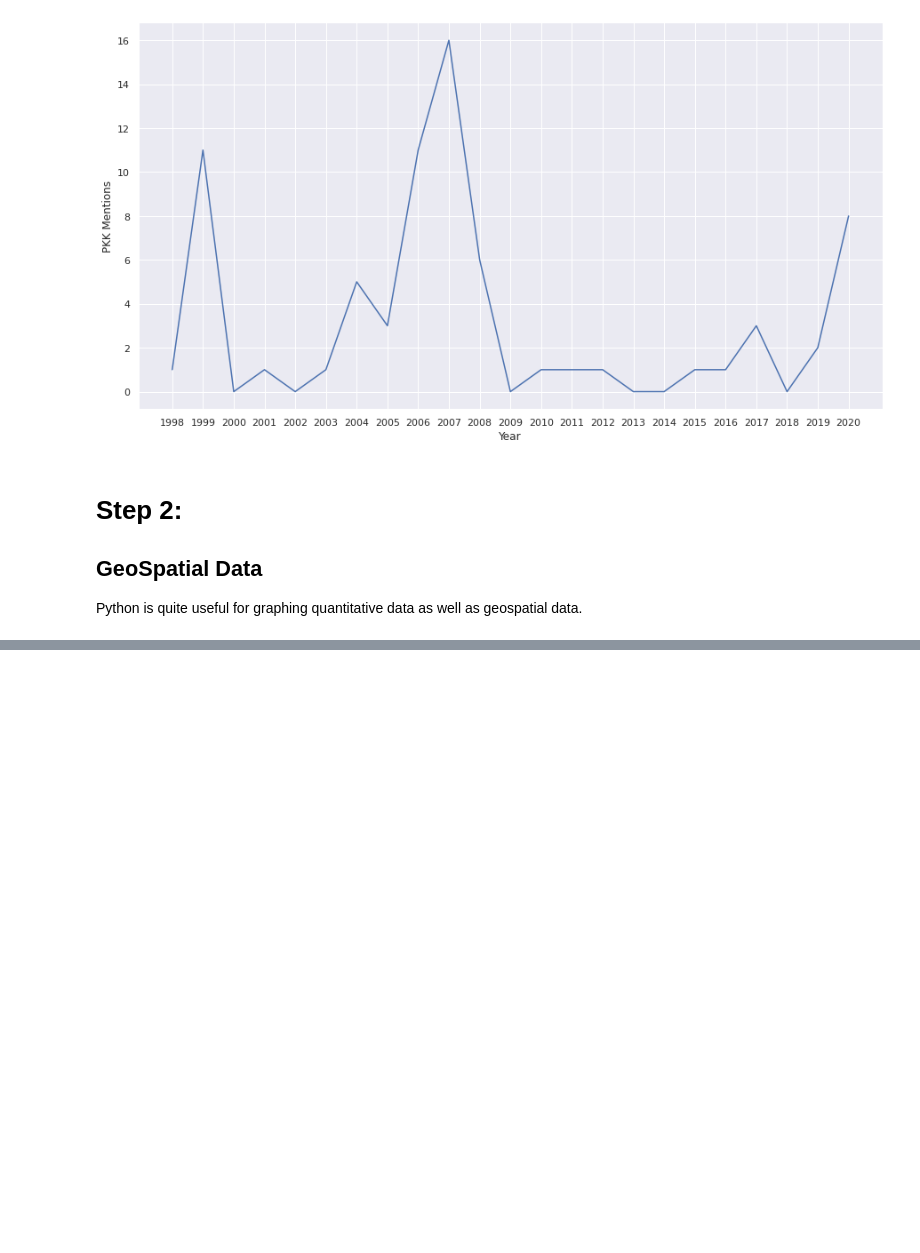
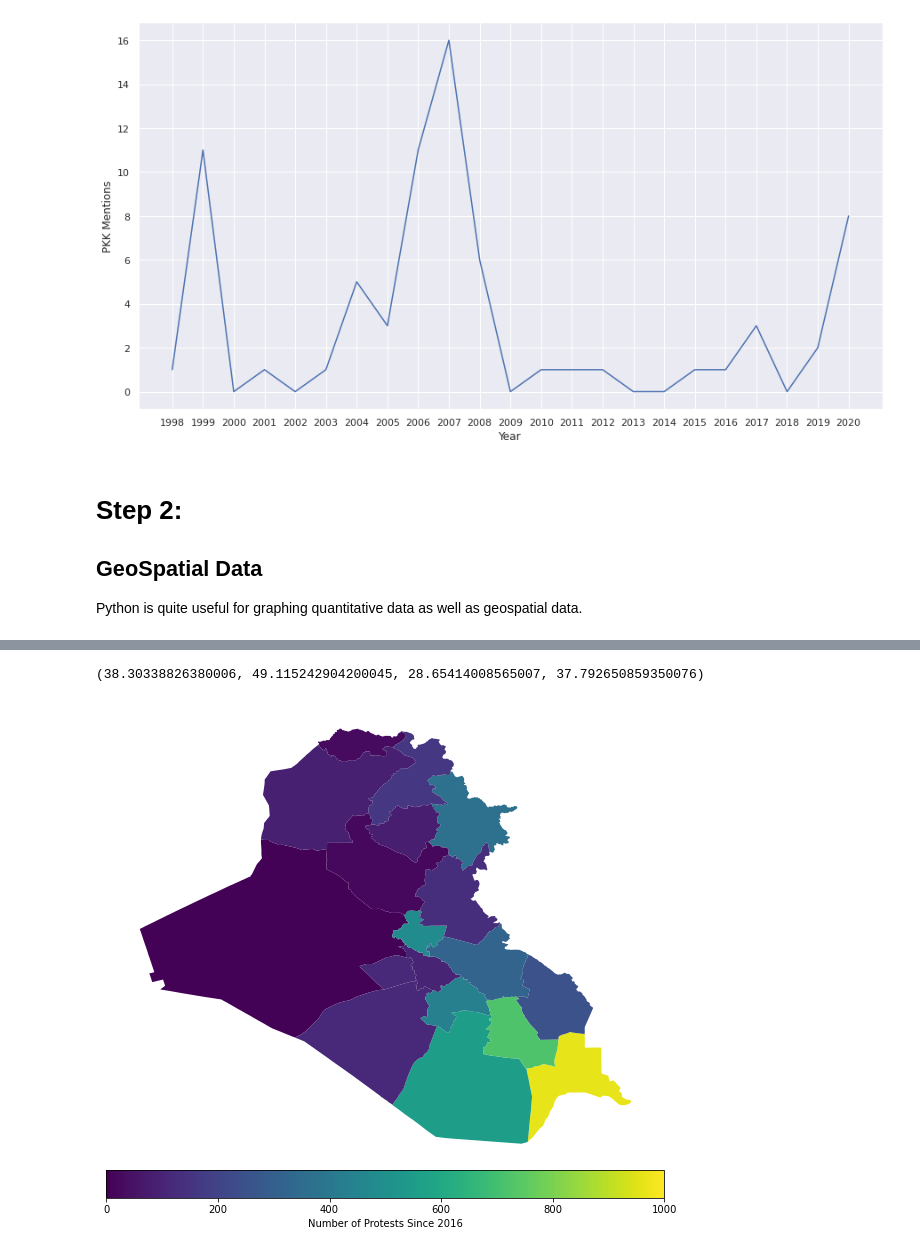
Before and after one commit to DiweenHawezy/Python-Workshop, a Jupyter notebook: PythonExample.ipynb, the cells around one changed output, grey strips where cells are left out. Saved outputs shown, nothing was run; the diff lists cells and outputs as text; code cells hidden in the pictures; blank space fills up the shorter version.

```diff
--- a/PythonExample.ipynb
+++ b/PythonExample.ipynb
@@ -267,0 +385,4 @@ Python is quite useful for graphing quantitative data as well as geospatial data
+# %%
+ConflictGeoDataFrame.drop(columns=['LONGITUDE', 'LATITUDE'], inplace=True)
+
+ConflictGeoDataFrame.head(1)
@@ -267,0 +391,4 @@ Python is quite useful for graphing quantitative data as well as geospatial data
+# %%
+Protests = Iraq.sjoin(ConflictGeoDataFrame, how = 'inner')
+
+Protests.head(5)
@@ -267,0 +406,9 @@ Python is quite useful for graphing quantitative data as well as geospatial data
+# %%
+Protests['Number of Protests'] = 1
+
+Protests = Protests[['geometry', 'Governorate Number', 'Number of Protests']]
+
+# Create a new list of values:
+IraqProtests = Protests.groupby('Governorate Number')['Number of Protests'].agg('sum')
+
+IraqProtests
@@ -267,0 +438,3 @@ Python is quite useful for graphing quantitative data as well as geospatial data
+# %%
+Iraq['Number of Protests'] = IraqProtests
+Iraq
@@ -267,0 +459,7 @@ Python is quite useful for graphing quantitative data as well as geospatial data
+# %%
+ax = Iraq.plot(column='Number of Protests', cmap = 'viridis', legend=True, figsize=(10,10),legend_kwds={'label': "Number of Protests Since 2016",'orientation': "horizontal", "pad": 0.01}, vmin=0, vmax=1000);
+
+ax.axis('off')
+# %% [output]
+(38.30338826380006, 49.115242904200045, 28.65414008565007, 37.792650859350076)
+[figure, added]
```
Also changed, not shown: parts of 24 cells of this notebook, 3 other files.
